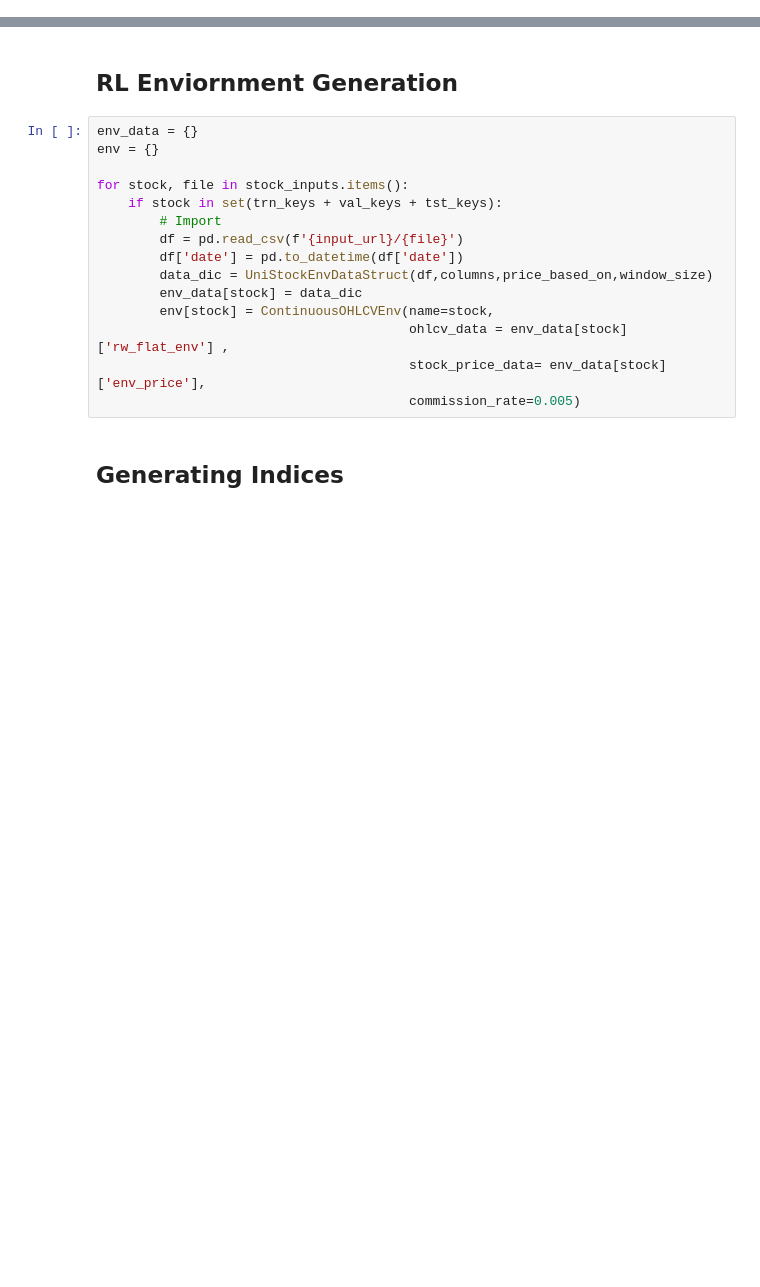
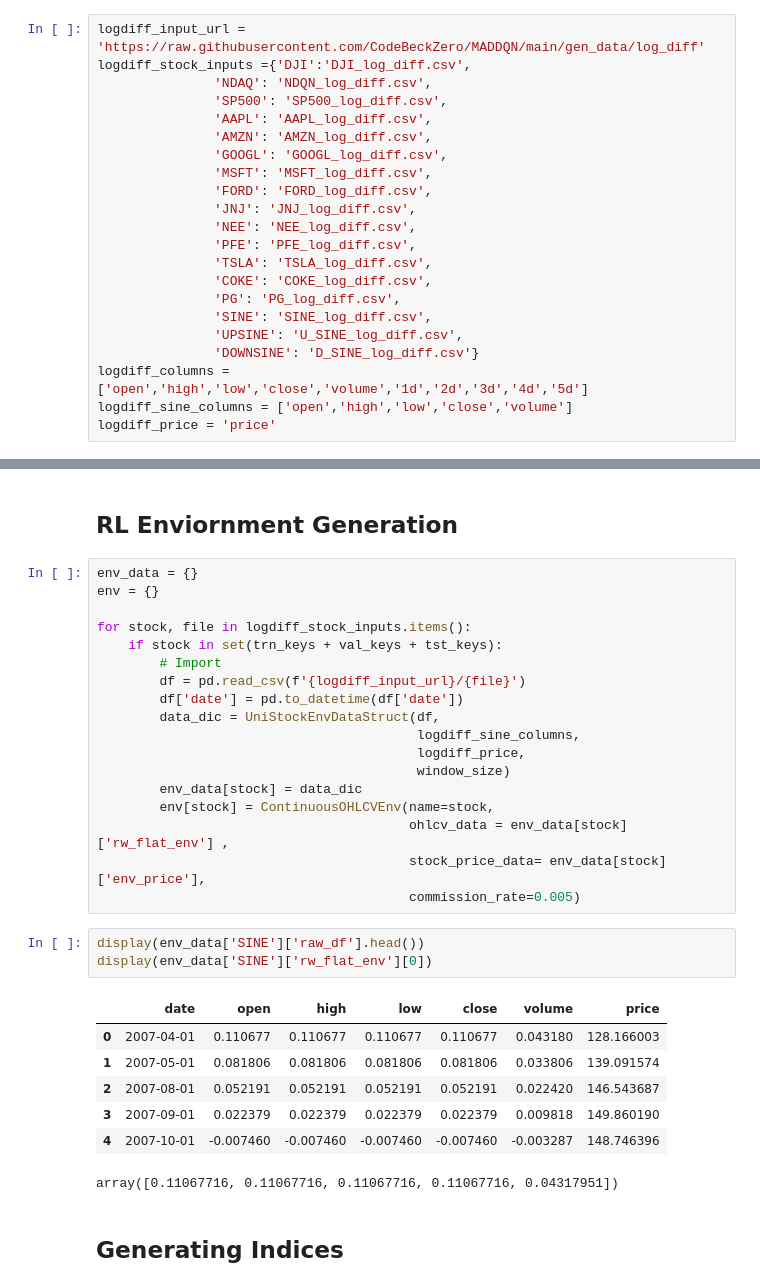
Before and after one commit to CodeBeckZero/MADDQN, a Jupyter notebook: single_agent_work_bench.ipynb, the cells around one changed output, grey strips where cells are left out. Saved outputs shown, nothing was run; the diff lists cells and outputs as text; blank space fills up the shorter version.

Commit message:
Sine Wave Test

```diff
--- a/single_agent_work_bench.ipynb
+++ b/single_agent_work_bench.ipynb
@@ -127,0 +173,22 @@ def decimal_to_text(decimal_number):
+# %%
+logdiff_input_url = 'https://raw.githubusercontent.com/CodeBeckZero/MADDQN/main/gen_data/log_diff'
+logdiff_stock_inputs ={'DJI':'DJI_log_diff.csv',
+               'NDAQ': 'NDQN_log_diff.csv',
+               'SP500': 'SP500_log_diff.csv',
+               'AAPL': 'AAPL_log_diff.csv',
+               'AMZN': 'AMZN_log_diff.csv',
+               'GOOGL': 'GOOGL_log_diff.csv',
+               'MSFT': 'MSFT_log_diff.csv',
+               'FORD': 'FORD_log_diff.csv',
+               'JNJ': 'JNJ_log_diff.csv',
+               'NEE': 'NEE_log_diff.csv',
+               'PFE': 'PFE_log_diff.csv',
+               'TSLA': 'TSLA_log_diff.csv',
+               'COKE': 'COKE_log_diff.csv',
+               'PG': 'PG_log_diff.csv',
+               'SINE': 'SINE_log_diff.csv',
+               'UPSINE': 'U_SINE_log_diff.csv',
+               'DOWNSINE': 'D_SINE_log_diff.csv'}
+logdiff_columns = ['open','high','low','close','volume','1d','2d','3d','4d','5d']
+logdiff_sine_columns = ['open','high','low','close','volume']
+logdiff_price = 'price'
@@ -209,17 +343,31 @@ env_mod_params = scaling_params | noise_mod_params
 env_data = {}
 env = {}
 
-for stock, file in stock_inputs.items():
+for stock, file in logdiff_stock_inputs.items():
     if stock in set(trn_keys + val_keys + tst_keys):
         # Import
-        df = pd.read_csv(f'{input_url}/{file}')
+        df = pd.read_csv(f'{logdiff_input_url}/{file}')
         df['date'] = pd.to_datetime(df['date'])
-        data_dic = UniStockEnvDataStruct(df,columns,price_based_on,window_size)
+        data_dic = UniStockEnvDataStruct(df,
+                                         logdiff_sine_columns,
+                                         logdiff_price,
+                                         window_size)
         env_data[stock] = data_dic
         env[stock] = ContinuousOHLCVEnv(name=stock,
                                         ohlcv_data = env_data[stock]['rw_flat_env'] ,
                                         stock_price_data= env_data[stock]['env_price'],
                                         commission_rate=0.005)
+# %%
+display(env_data['SINE']['raw_df'].head())
+display(env_data['SINE']['rw_flat_env'][0])
+# %% [output]
+|  | date | open | high | low | close | volume | price |
+| 0 | 2007-04-01 | 0.110677 | 0.110677 | 0.110677 | 0.110677 | 0.043180 | 128.166003 |
+| 1 | 2007-05-01 | 0.081806 | 0.081806 | 0.081806 | 0.081806 | 0.033806 | 139.091574 |
+| 2 | 2007-08-01 | 0.052191 | 0.052191 | 0.052191 | 0.052191 | 0.022420 | 146.543687 |
+| 3 | 2007-09-01 | 0.022379 | 0.022379 | 0.022379 | 0.022379 | 0.009818 | 149.860190 |
+| 4 | 2007-10-01 | -0.007460 | -0.007460 | -0.007460 | -0.007460 | -0.003287 | 148.746396 |
+array([0.11067716, 0.11067716, 0.11067716, 0.11067716, 0.04317951])
 # %% [markdown]
 ## Generating Indices
 # %%
```
Also changed, not shown: parts of 17 cells of this notebook, 7 other files.
